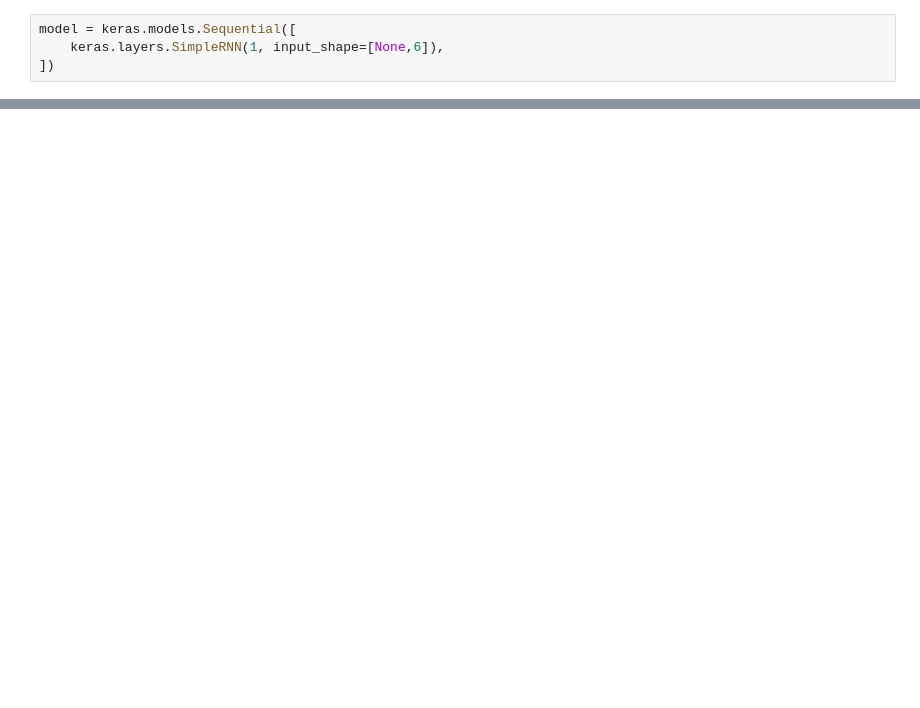
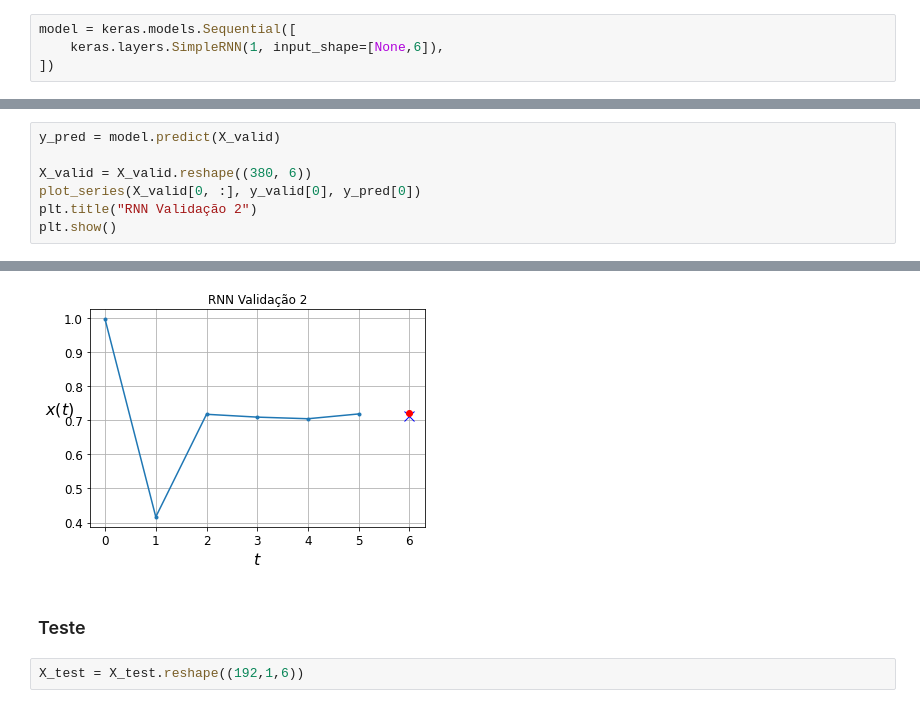
Before and after one commit to Gabrielamb2/MachineLearning, a Jupyter notebook: RNN_GDPcap_certo.ipynb, the cells around one changed output, grey strips where cells are left out. Cells and saved outputs as stored; diff of their text form; blank space fills up the shorter version.

```diff
--- a/RNN_GDPcap_certo.ipynb
+++ b/RNN_GDPcap_certo.ipynb
@@ -596,0 +670,8 @@ plt.show()
+# %%
+y_pred = model.predict(X_valid)
+
+X_valid = X_valid.reshape((380, 6))
+plot_series(X_valid[0, :], y_valid[0], y_pred[0])
+plt.title("RNN Validação 2")
+plt.show()
+# %% [output]
@@ -596,0 +679,5 @@ plt.show()
+[figure, added]
+# %% [markdown]
+### Teste
+# %%
+X_test = X_test.reshape((192,1,6))
```
Also changed, not shown: parts of 27 cells of this notebook.
